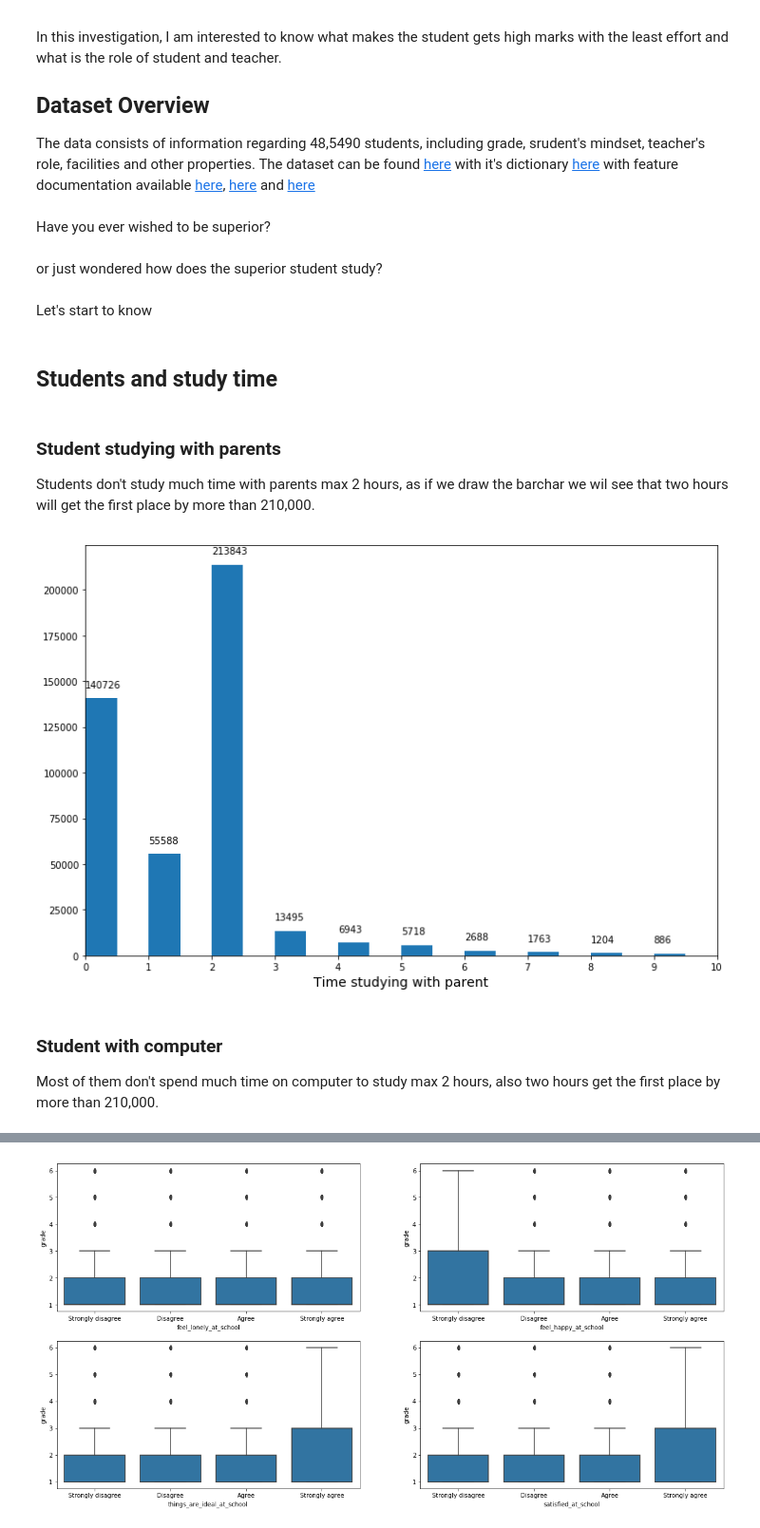
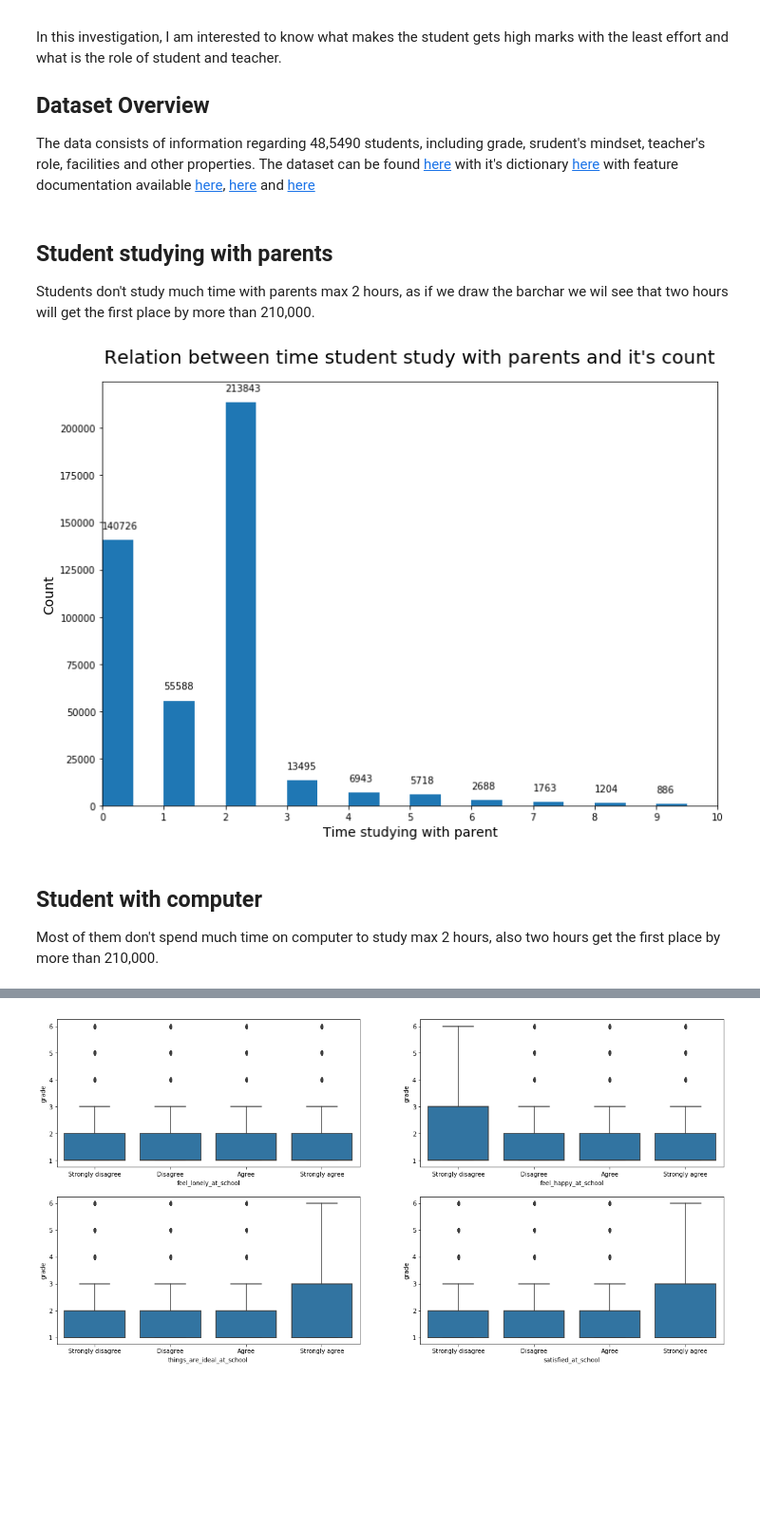
Before and after one commit to Haitham-Darwish/Communicate-data-findings, a Jupyter notebook: slide_deck_template.ipynb, the cells around one changed output, grey strips where cells are left out. Shown at 95% size. Saved outputs shown, nothing was run; the diff lists cells and outputs as text; code cells hidden in the pictures; blank space fills up the shorter version.

```diff
--- a/slide_deck_template.ipynb
+++ b/slide_deck_template.ipynb
@@ -39,35 +39,29 @@ teacher_roles_df_clean=pd.read_csv("teacher_roles_df_clean.csv")
 # p==>what did he do when facing a problem
 
 student_roles_df_clean=pd.read_csv("student_roles_df_clean.csv")
-# %% [markdown]
-Have you ever wished to be superior?
-# %% [markdown]
-or just wondered how does the superior student study?
-# %% [markdown]
-Let's start to know
-# %% [markdown]
-## Students and study time
 # %% [markdown]
-### Student studying with parents
+## Student studying with parents
 Students don't study much time with parents max 2 hours, as if we draw the barchar we wil see that two hours will get the first place by more than 210,000.
 # %%
 # plot the time studing with parent
-plt.figure(figsize=[12,8])
+plt.figure(figsize=[ 11.69, 8.27])
 plt.hist(data=student_roles_df_clean, x="with_parent", bins=60);
 plt.xticks(list(range(11)))
 
 for i in range (10):
     count = student_roles_df_clean.with_parent.value_counts()[i]
 
     # Refer here for details of the text() - https://matplotlib.org/3.1.1/api/_as_gen/matplotlib.pyplot.text.html
     plt.text(i, count+10000, count, ha = 'left', va='top')
-
+# set labels
 plt.xlabel("Time studying with parent", size=14)
+plt.ylabel("Count", size=14)
+plt.title("Relation between time student study with parents and it's count", size=20, pad=20)
 plt.xlim(0,10);
 # %% [output]
-[figure, old version]
+[figure, new version]
 # %% [markdown]
-### Student with computer
+## Student with computer
 Most of them  don't spend much time on computer to study max 2 hours, also two hours get the first place by more than 210,000.
 # %%
 # plot the time studing on computer
```
Also changed, not shown: parts of 54 cells of this notebook, 1 other file.
